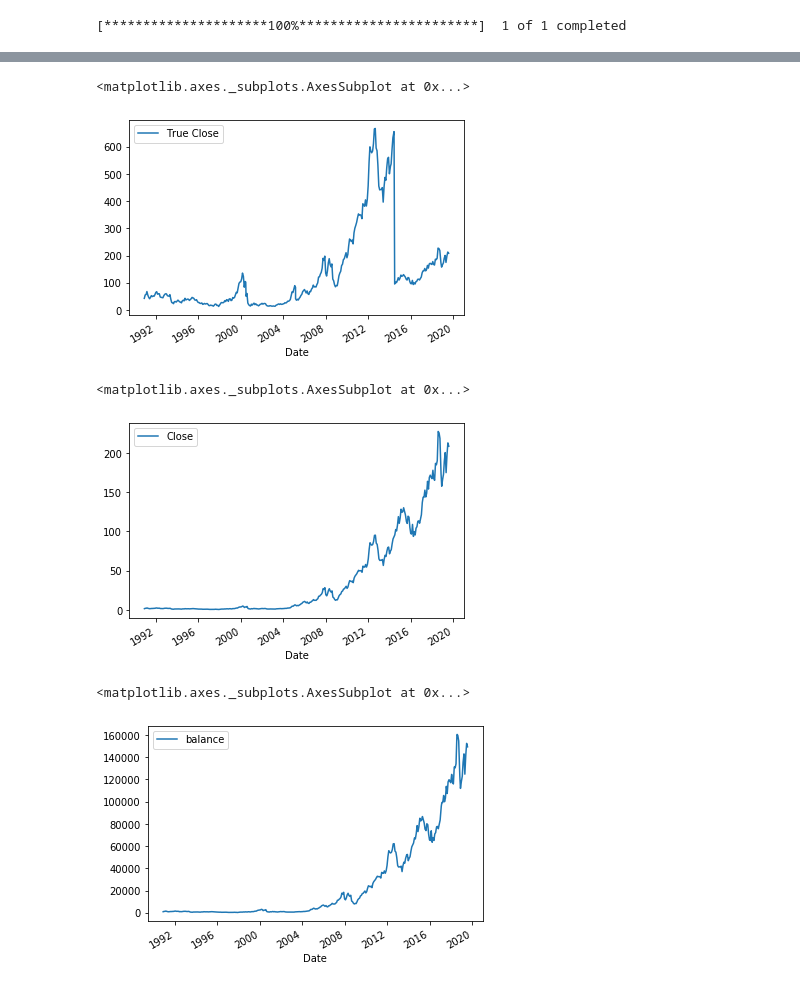
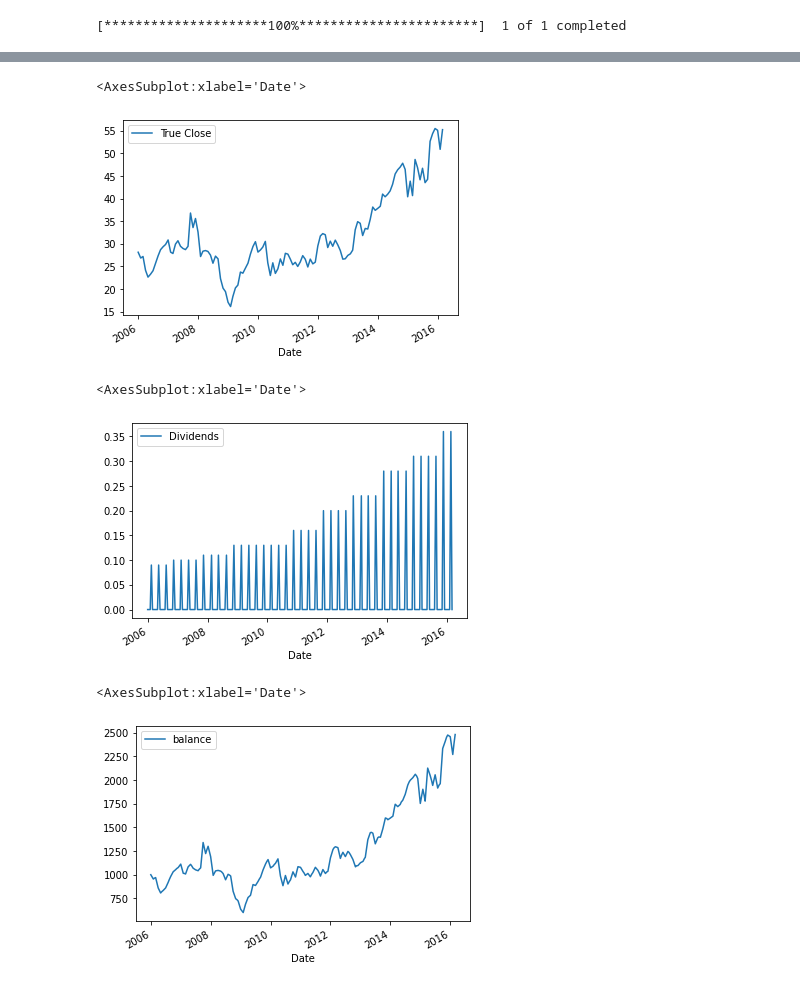
Before and after one commit to grkidwell/finance, a Jupyter notebook: single_ticker.ipynb, the cells around one changed output, grey strips where cells are left out. Cells and saved outputs as stored; diff of their text form; code cells hidden in the pictures.

```diff
--- a/single_ticker.ipynb
+++ b/single_ticker.ipynb
@@ -2,6 +2,6 @@
 import pandas as pd
 import investment
 # %%
-stock=investment.Investment("aapl",start="1990-12-01", end="2019-08-01",drip=True)
+stock=investment.Investment("msft",start="2006-01-01", end="2016-03-17",drip=True)
 # %% [output]
 [*********************100%***********************]  1 of 1 completed
@@ -40,18 +15,18 @@ stock.investment_data[stock.investment_data['Dividends']>0].head()
 # %%
 stock.investment_data[['True Close']].plot()
 # %% [output]
-<matplotlib.axes._subplots.AxesSubplot at 0x...>
+<AxesSubplot:xlabel='Date'>
-[figure, old version]
+[figure, new version]
 # %%
-stock.investment_data[['Close']].plot()
+stock.investment_data[['Dividends']].plot()
 # %% [output]
-<matplotlib.axes._subplots.AxesSubplot at 0x...>
+<AxesSubplot:xlabel='Date'>
-[figure, old version]
+[figure, new version]
 # %%
 stock.investment_data[['balance']].plot()
 # %% [output]
-<matplotlib.axes._subplots.AxesSubplot at 0x...>
+<AxesSubplot:xlabel='Date'>
-[figure, old version]
+[figure, new version]
 # %%
 stock.investment_data[['shares']].plot()
 # %% [output]
```
Also changed, not shown: parts of 6 cells of this notebook, 9 other files.
